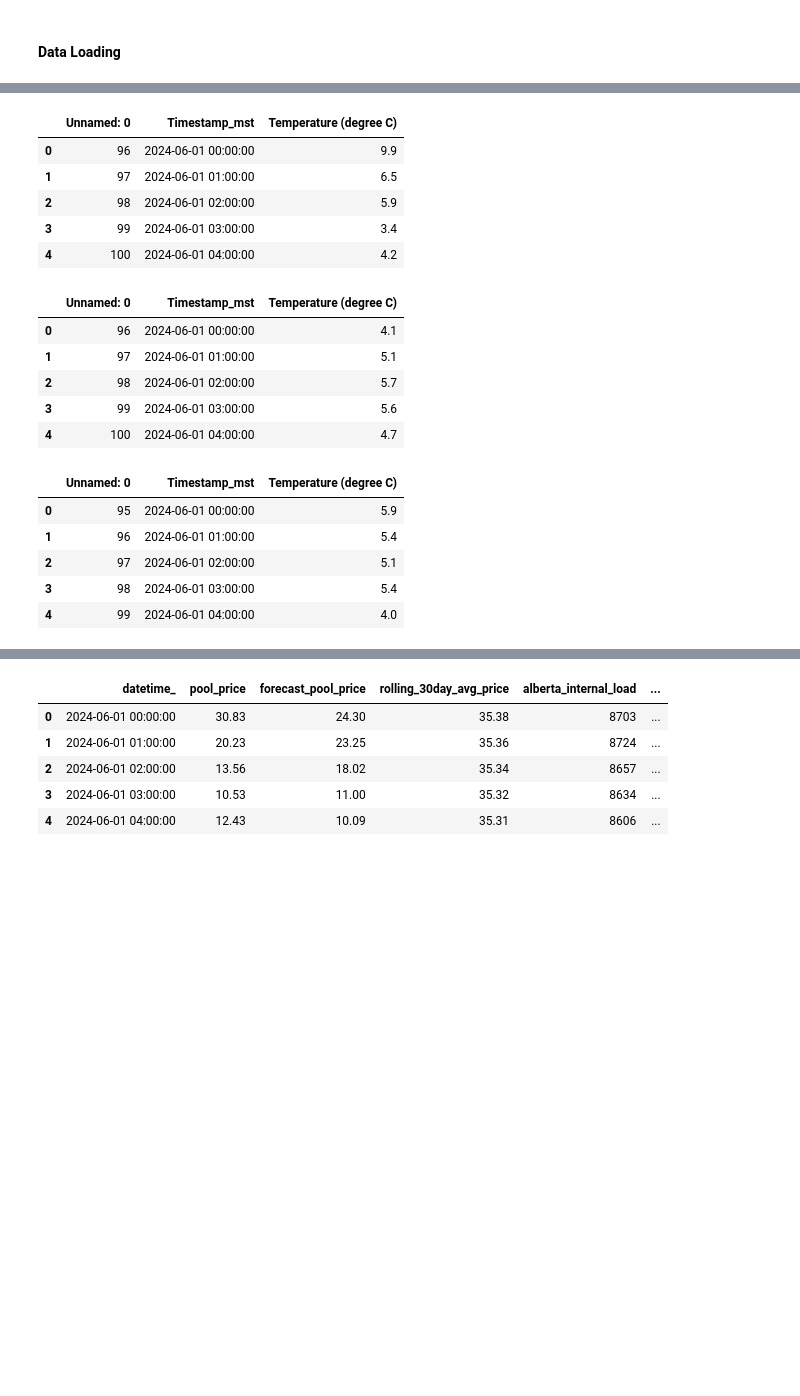
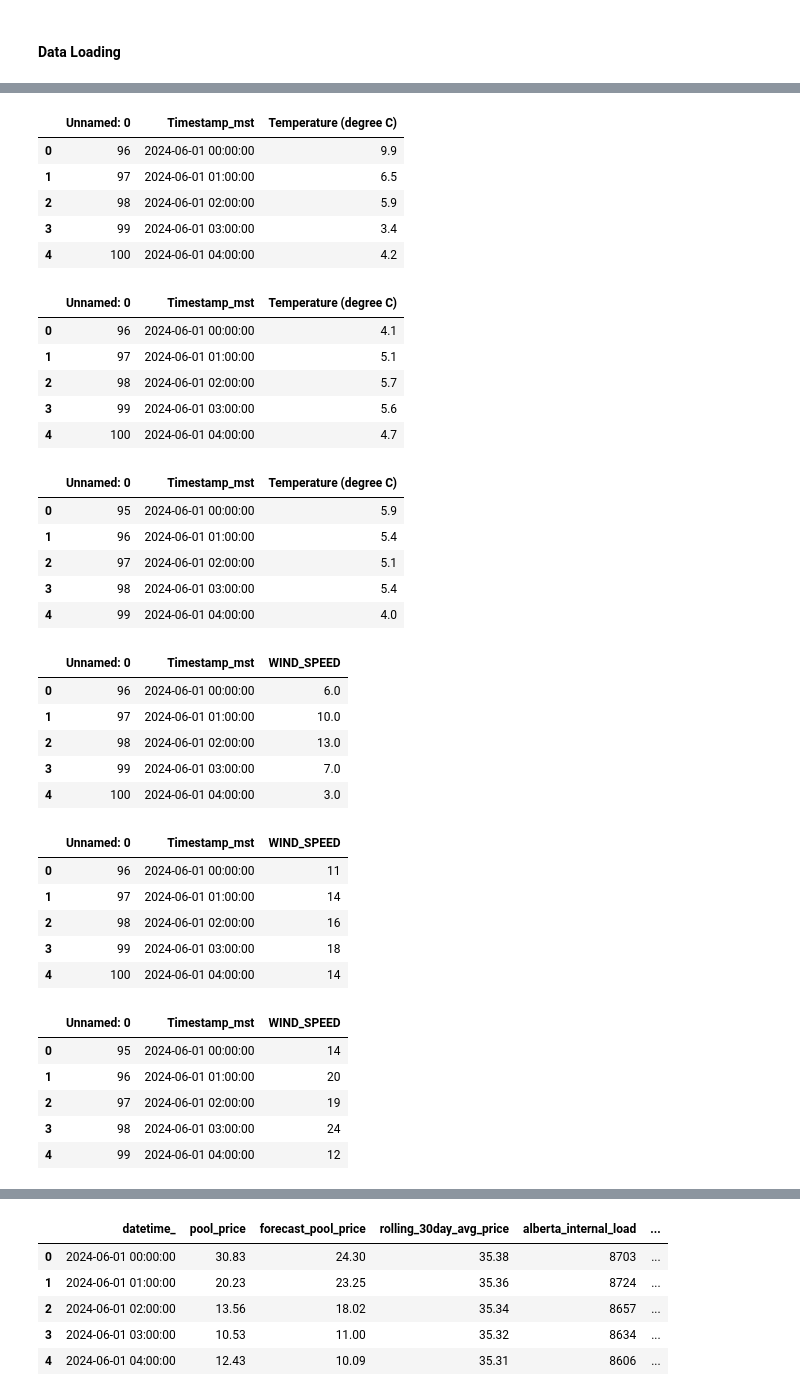
Before and after one commit to kevakba/BESS, a Jupyter notebook: Notebooks/data processing 2.ipynb, the cells around one changed output, grey strips where cells are left out. Cells and saved outputs as stored; diff of their text form; code cells hidden in the pictures; blank space fills up the shorter version.

Commit message:
updated data processing 2 notebook and corresponding data

```diff
--- a/Notebooks/data processing 2.ipynb
+++ b/Notebooks/data processing 2.ipynb
@@ -18,6 +18,9 @@ wind = pd.read_csv('/home/kevin/Downloads/BESS/data/data_June2024_Dec2024/wind_g
 temp_calgary = pd.read_csv('/home/kevin/Downloads/BESS/data/data_June2024_Dec2024/temperature_calgary_01062024_31122024.csv')
 temp_edmonton = pd.read_csv('/home/kevin/Downloads/BESS/data/data_June2024_Dec2024/temperature_edmonton_01062024_31122024.csv')
 temp_fortmc = pd.read_csv('/home/kevin/Downloads/BESS/data/data_June2024_Dec2024/temperature_fortmc_01062024_31122024.csv')
+ws_calgary = pd.read_csv('/home/kevin/Downloads/BESS/data/data_June2024_Dec2024/windspeed_calgary_01062024_31122024.csv')
+ws_edmonton = pd.read_csv('/home/kevin/Downloads/BESS/data/data_June2024_Dec2024/windspeed_edmonton_01062024_31122024.csv')
+ws_fortmc = pd.read_csv('/home/kevin/Downloads/BESS/data/data_June2024_Dec2024/windspeed_fortmc_01062024_31122024.csv')
 # %%
 print(price.shape)
 
@@ -44,6 +53,9 @@ display(wind.head())
 display(temp_calgary.head())
 display(temp_edmonton.head())
 display(temp_fortmc.head())
+display(ws_calgary.head())
+display(ws_edmonton.head())
+display(ws_fortmc.head())
 # %% [output]
 |  | Unnamed: 0 | begin_datetime_mpt | pool_price | forecast_pool_price | rolling_30day_avg |
 | 0 | 0 | 2024-06-01 00:00 | 30.83 | 24.30 | 35.38 |
@@ -60,33 +72,51 @@ display(temp_fortmc.head())
 |  | Unnamed: 0 | Date (MPT) | Volume |
 | 0 | 0 | 2024-06-01 00:00:00 | 0.0 |
 | 1 | 1 | 2024-06-01 01:00:00 | 0.0 |
 | 2 | 2 | 2024-06-01 02:00:00 | 0.0 |
 | 3 | 3 | 2024-06-01 03:00:00 | 0.0 |
 | 4 | 4 | 2024-06-01 04:00:00 | 0.0 |
 |  | Unnamed: 0 | Date (MPT) | Volume |
 | 0 | 0 | 2024-06-01 00:00:00 | 1017.402785 |
 | 1 | 1 | 2024-06-01 01:00:00 | 1294.319027 |
 | 2 | 2 | 2024-06-01 02:00:00 | 1678.965264 |
 | 3 | 3 | 2024-06-01 03:00:00 | 1959.930783 |
 | 4 | 4 | 2024-06-01 04:00:00 | 1713.419408 |
 |  | Unnamed: 0 | Timestamp_mst | Temperature (degree C) |
 | 0 | 96 | 2024-06-01 00:00:00 | 9.9 |
 | 1 | 97 | 2024-06-01 01:00:00 | 6.5 |
 | 2 | 98 | 2024-06-01 02:00:00 | 5.9 |
 | 3 | 99 | 2024-06-01 03:00:00 | 3.4 |
 | 4 | 100 | 2024-06-01 04:00:00 | 4.2 |
 |  | Unnamed: 0 | Timestamp_mst | Temperature (degree C) |
 | 0 | 96 | 2024-06-01 00:00:00 | 4.1 |
 | 1 | 97 | 2024-06-01 01:00:00 | 5.1 |
 | 2 | 98 | 2024-06-01 02:00:00 | 5.7 |
 | 3 | 99 | 2024-06-01 03:00:00 | 5.6 |
 | 4 | 100 | 2024-06-01 04:00:00 | 4.7 |
 |  | Unnamed: 0 | Timestamp_mst | Temperature (degree C) |
 | 0 | 95 | 2024-06-01 00:00:00 | 5.9 |
 | 1 | 96 | 2024-06-01 01:00:00 | 5.4 |
 | 2 | 97 | 2024-06-01 02:00:00 | 5.1 |
 | 3 | 98 | 2024-06-01 03:00:00 | 5.4 |
 | 4 | 99 | 2024-06-01 04:00:00 | 4.0 |
+|  | Unnamed: 0 | Timestamp_mst | WIND_SPEED |
+| 0 | 96 | 2024-06-01 00:00:00 | 6.0 |
+| 1 | 97 | 2024-06-01 01:00:00 | 10.0 |
+| 2 | 98 | 2024-06-01 02:00:00 | 13.0 |
+| 3 | 99 | 2024-06-01 03:00:00 | 7.0 |
+| 4 | 100 | 2024-06-01 04:00:00 | 3.0 |
+|  | Unnamed: 0 | Timestamp_mst | WIND_SPEED |
+| 0 | 96 | 2024-06-01 00:00:00 | 11 |
+| 1 | 97 | 2024-06-01 01:00:00 | 14 |
+| 2 | 98 | 2024-06-01 02:00:00 | 16 |
+| 3 | 99 | 2024-06-01 03:00:00 | 18 |
+| 4 | 100 | 2024-06-01 04:00:00 | 14 |
+|  | Unnamed: 0 | Timestamp_mst | WIND_SPEED |
+| 0 | 95 | 2024-06-01 00:00:00 | 14 |
+| 1 | 96 | 2024-06-01 01:00:00 | 20 |
+| 2 | 97 | 2024-06-01 02:00:00 | 19 |
+| 3 | 98 | 2024-06-01 03:00:00 | 24 |
+| 4 | 99 | 2024-06-01 04:00:00 | 12 |
 # %%
 price.drop(['Unnamed: 0'], axis=1, inplace=True)
 ail.drop(['Unnamed: 0'], axis=1, inplace=True)
```
Also changed, not shown: parts of 10 cells of this notebook, 1 other file.
